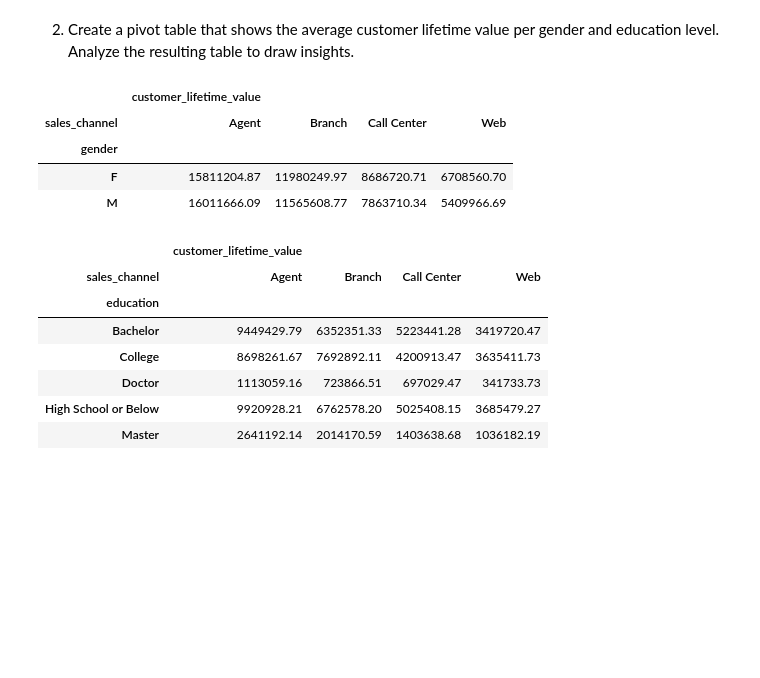
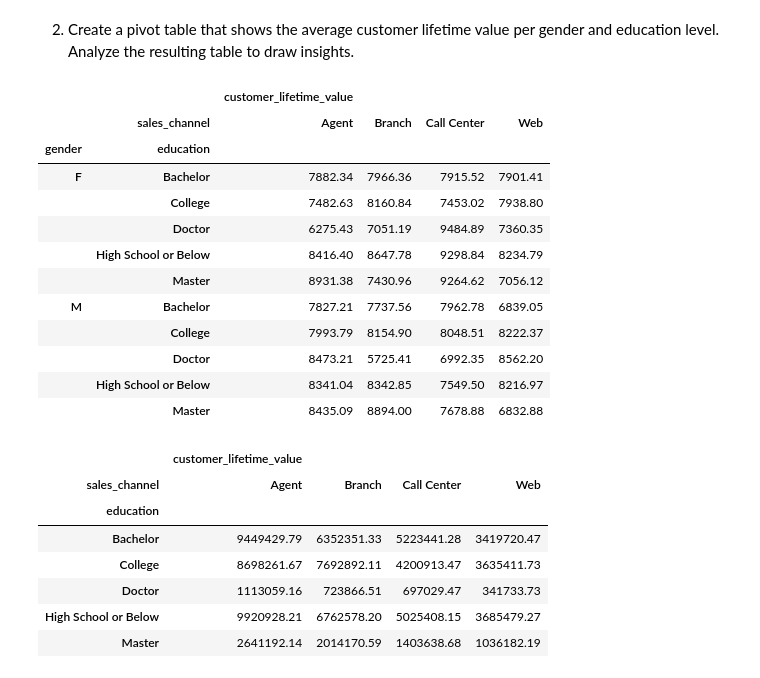
Before and after one commit to monikasinha-code/lab-dw-data-structuring-and-combining, a Jupyter notebook: lab-dw-data-structuring-and-combining.ipynb, the cells around one changed output. Drawn from its saved outputs; the diff is of its cells as text; code cells hidden in the pictures; blank space fills up the shorter version.

```diff
--- a/lab-dw-data-structuring-and-combining.ipynb
+++ b/lab-dw-data-structuring-and-combining.ipynb
@@ -415,14 +414,22 @@ pivot_df4
 # %% [markdown]
 2. Create a pivot table that shows the average customer lifetime value per gender and education level. Analyze the resulting table to draw insights.
 # %%
-pivot_df5= df4.pivot_table(index='gender',columns='sales_channel', values=['customer_lifetime_value'], aggfunc='sum').round(2)
+pivot_df5= df4.pivot_table(index=['gender', 'education'],columns='sales_channel', values=['customer_lifetime_value'], aggfunc='mean').round(2)
 pivot_df5
 # %% [output]
-|  | customer_lifetime_value |  |  |  |
-| sales_channel | Agent | Branch | Call Center | Web |
-| gender |  |  |  |  |
-| F | 15811204.87 | 11980249.97 | 8686720.71 | 6708560.70 |
-| M | 16011666.09 | 11565608.77 | 7863710.34 | 5409966.69 |
+|  |  | customer_lifetime_value |  |  |  |
+|  | sales_channel | Agent | Branch | Call Center | Web |
+| gender | education |  |  |  |  |
+| F | Bachelor | 7882.34 | 7966.36 | 7915.52 | 7901.41 |
+|  | College | 7482.63 | 8160.84 | 7453.02 | 7938.80 |
+|  | Doctor | 6275.43 | 7051.19 | 9484.89 | 7360.35 |
+|  | High School or Below | 8416.40 | 8647.78 | 9298.84 | 8234.79 |
+|  | Master | 8931.38 | 7430.96 | 9264.62 | 7056.12 |
+| M | Bachelor | 7827.21 | 7737.56 | 7962.78 | 6839.05 |
+|  | College | 7993.79 | 8154.90 | 8048.51 | 8222.37 |
+|  | Doctor | 8473.21 | 5725.41 | 6992.35 | 8562.20 |
+|  | High School or Below | 8341.04 | 8342.85 | 7549.50 | 8216.97 |
+|  | Master | 8435.09 | 8894.00 | 7678.88 | 6832.88 |
 # %%
 pivot_df6= df4.pivot_table(index='education',columns='sales_channel', values=['customer_lifetime_value'], aggfunc='sum').round(2)
 pivot_df6
```
Also changed, not shown: parts of 2 cells of this notebook.
